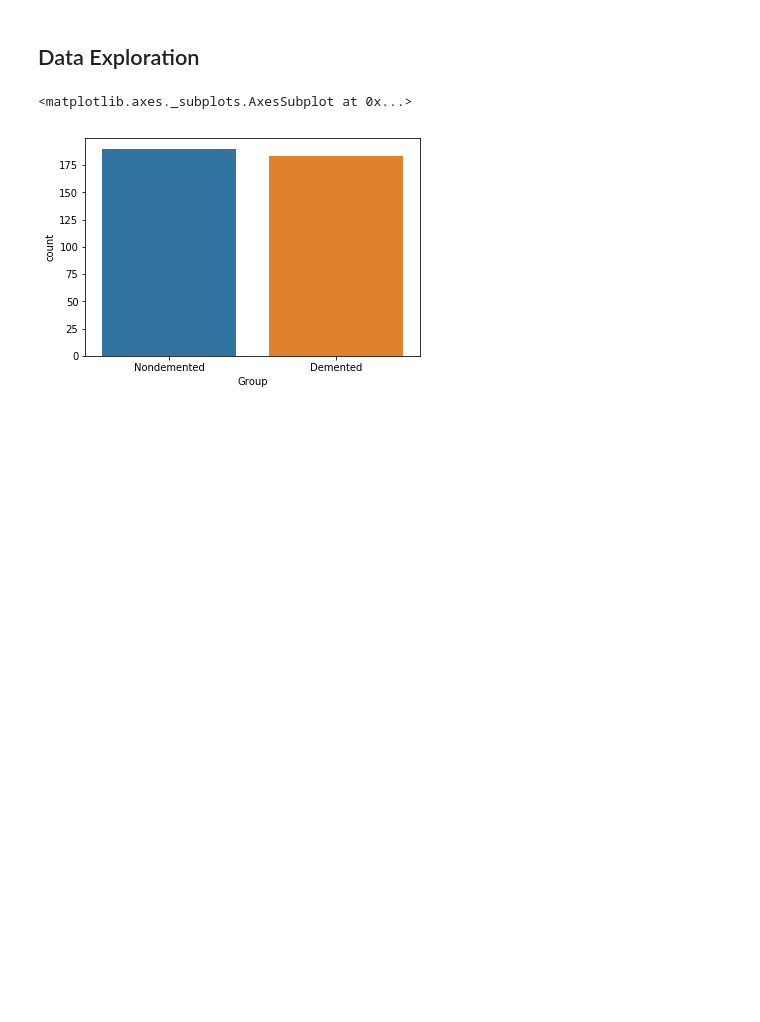
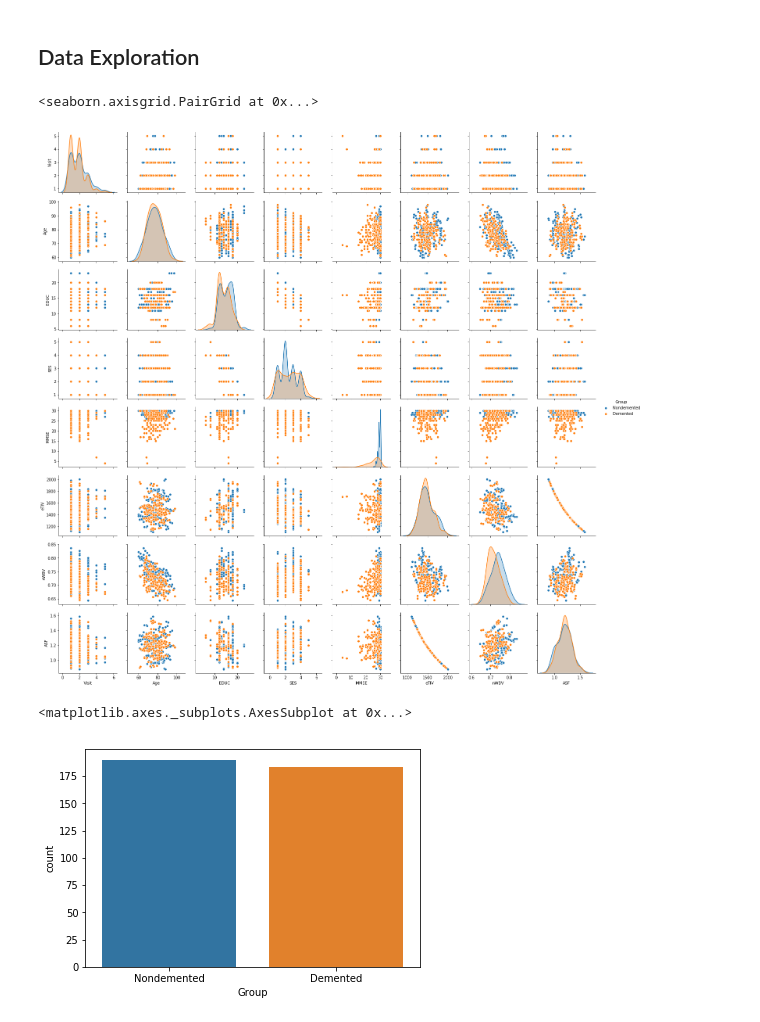
Before and after one commit to HHHuiyu/MRI-and-Alzheimers-BIOF509-FP-, a Jupyter notebook: BIOF509-FP-Huiyu.ipynb, the cells around one changed output. Cells and saved outputs as stored; diff of their text form; code cells hidden in the pictures; blank space fills up the shorter version.

```diff
--- a/BIOF509-FP-Huiyu.ipynb
+++ b/BIOF509-FP-Huiyu.ipynb
@@ -198,4 +193,13 @@ Index(['Group', 'Visit', 'MR Delay', 'M/F', 'Age', 'EDUC', 'SES', 'MMSE',
       dtype='object')
 # %% [markdown]
 ## Data Exploration
+# %%
+# multicolinearity exists
+# related predictors: Age ~ -nWBV; eTIV ~ -nWBV; eTIV ~ -ASF
+cols1 = ['Group', 'M/F', 'Visit', 'Age', 'EDUC', 'SES', 'MMSE', 'eTIV', 'nWBV','ASF']
+df1 = df[cols1]
+sns.pairplot(df1, hue = 'Group')
+# %% [output]
+<seaborn.axisgrid.PairGrid at 0x...>
+[figure, added]
 # %%
```
Also changed, not shown: parts of 34 cells of this notebook.
